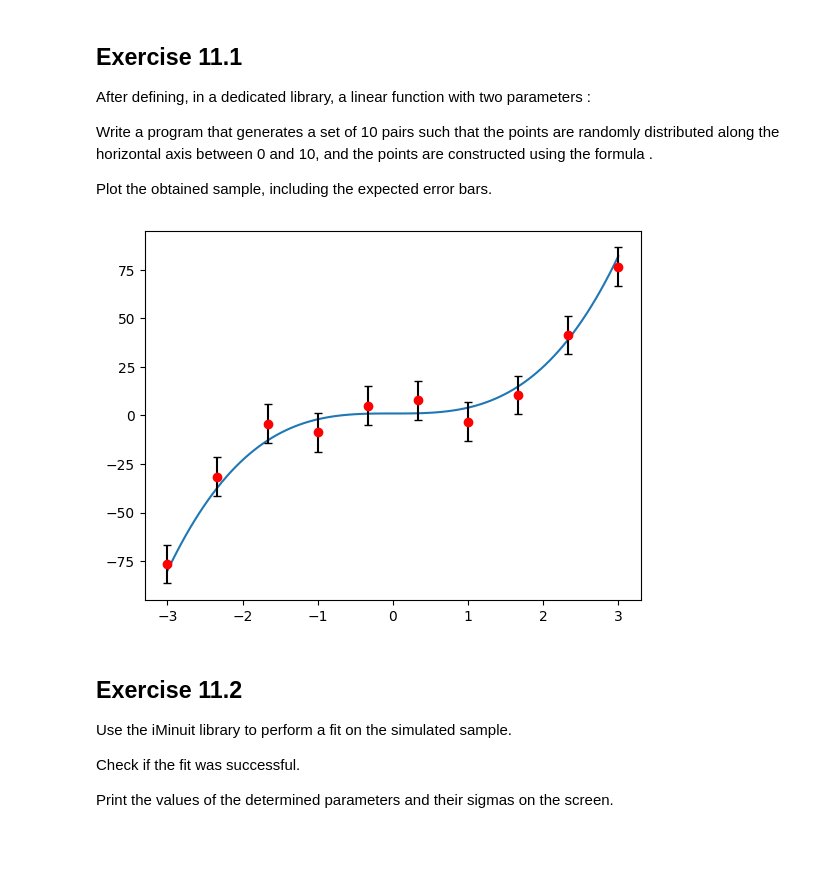
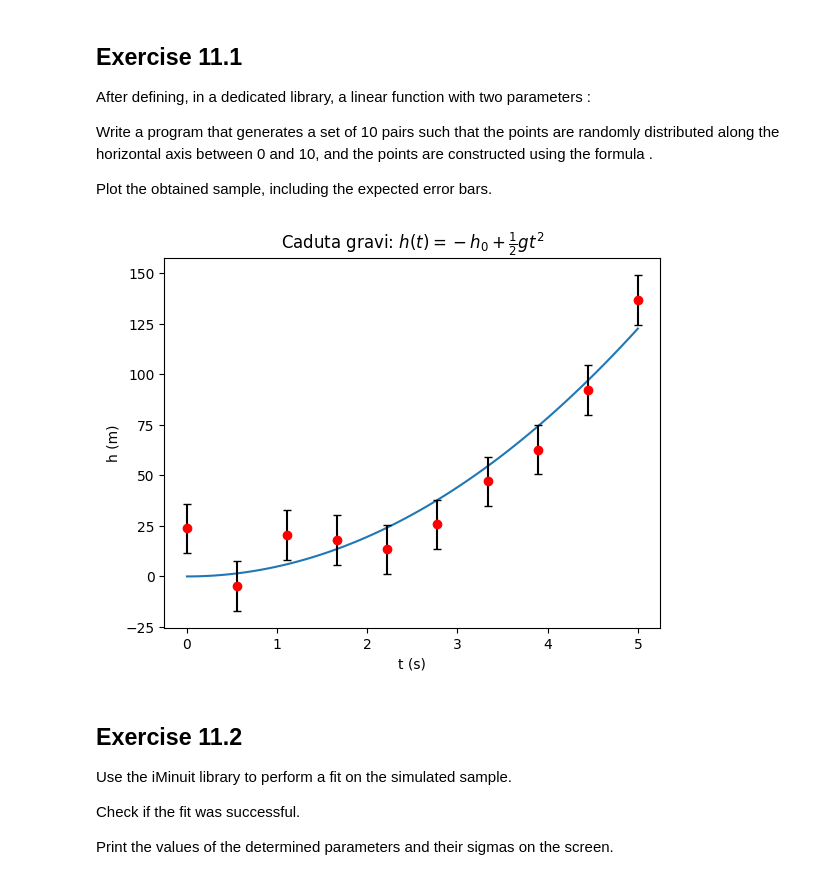
Before and after one commit to CarminatiGiovanni/LaboratorioCalcoloEStatistica, a Jupyter notebook: exercises_11_181223.ipynb, the cells around one changed output. Saved outputs shown, nothing was run; the diff lists cells and outputs as text; code cells hidden in the pictures; blank space fills up the shorter version.

```diff
--- a/exercises_11_181223.ipynb
+++ b/exercises_11_181223.ipynb
@@ -20,25 +21,30 @@ Write a program that generates a set of 10 pairs
 
 Plot the obtained sample, including the expected error bars.
 # %%
-def phi(x,t1,t2):
-    return t1 + t2*x**3
+def h(t,h0,g): # h = - h0 + 1/2 g * t**2
+    return 1/2 * g*(t**2) - h0
 
-expT = [1,3]
-expX = np.linspace(-3,3,100)
-expY = phi(expX, *expT)
+exph0 = 0
+expg = 9.81
+expX = np.linspace(0,5,100)
+expY = h(expX, exph0, expg)
 sigma = 10
 
 N = 10
-realX = np.linspace(-3,3,N)
-epsilon = (np.random.rand(N)*2 - 1) * sigma
-P = phi(realX, *expT)
+realX = np.linspace(0,5,N)
+epsilon = np.random.normal(loc=0,scale=sigma, size=N) # follows normal distribution
+ystd = np.std(epsilon)
+P = h(realX, exph0, expg)
 realY = P + epsilon
 
 plt.plot(expX,expY)
-plt.errorbar(realX,realY,yerr=sigma,fmt='o',color='red',ecolor='black',capsize=3)
+plt.title('Caduta gravi: $h(t) = - h_0 + \\frac{1}{2}gt^2$')
+plt.xlabel('t (s)')
+plt.ylabel('h (m)')
+plt.errorbar(realX,realY,yerr=ystd,fmt='o',color='red',ecolor='black',capsize=3)
 plt.show()
 # %% [output]
-[figure, old version]
+[figure, new version]
 # %% [markdown]
 ## Exercise 11.2
 Use the iMinuit library to perform a fit on the simulated sample.
```
Also changed, not shown: parts of 5 cells of this notebook, 6 other files.
